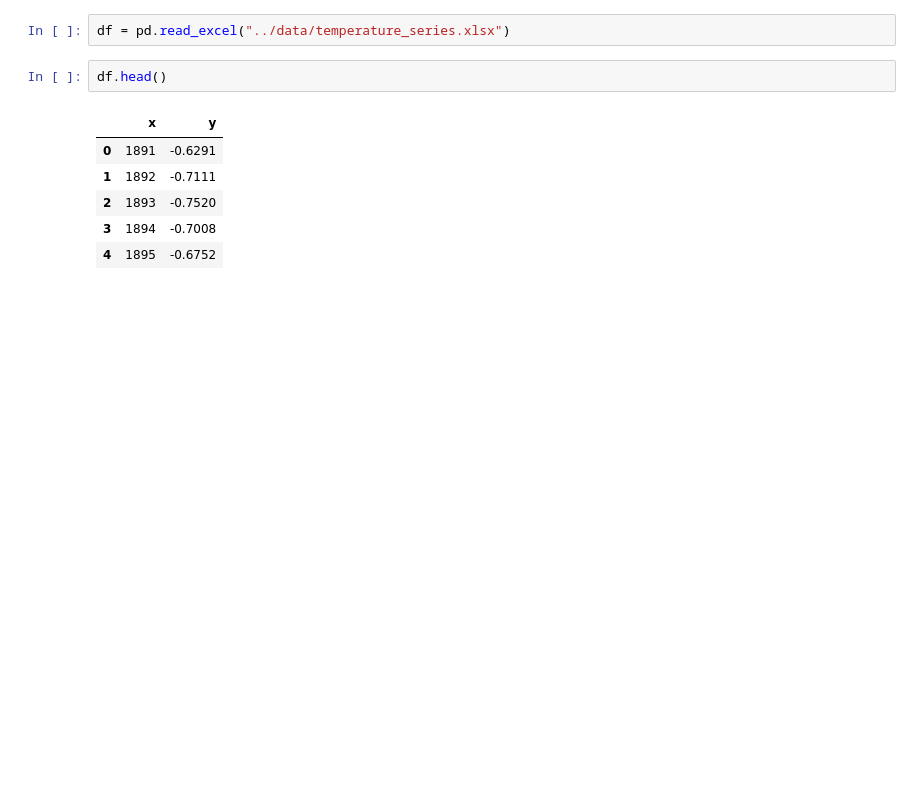
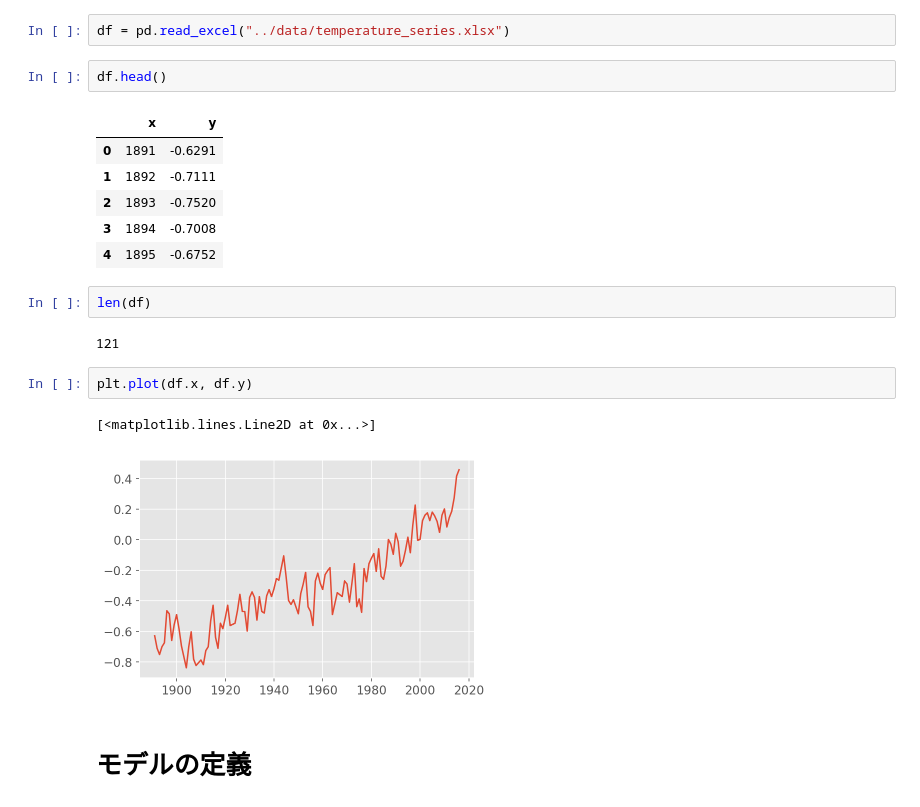
Before and after one commit to Yoshiyoshida/pystan_sample, a Jupyter notebook: pystan_Udemy/状態空間モデル.ipynb, the cells around one changed output. Drawn from its saved outputs; the diff is of its cells as text; blank space fills up the shorter version.

```diff
--- a/pystan_Udemy/状態空間モデル.ipynb
+++ b/pystan_Udemy/状態空間モデル.ipynb
@@ -40,3 +63,14 @@ df.head()
 | 2 | 1893 | -0.7520 |
 | 3 | 1894 | -0.7008 |
 | 4 | 1895 | -0.6752 |
+# %%
+len(df)
+# %% [output]
+121
+# %%
+plt.plot(df.x, df.y)
+# %% [output]
+[<matplotlib.lines.Line2D at 0x...>]
+[figure, added]
+# %% [markdown]
+# モデルの定義
```
Also changed, not shown: parts of 13 cells of this notebook, 2 other files.
